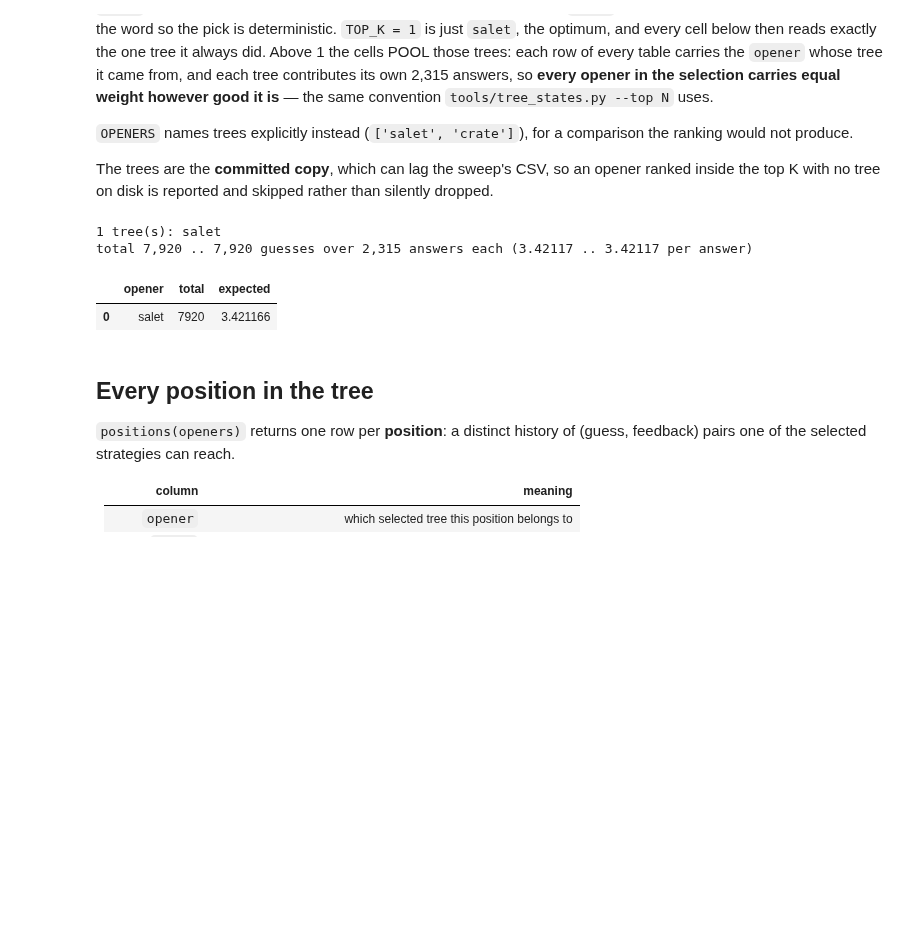
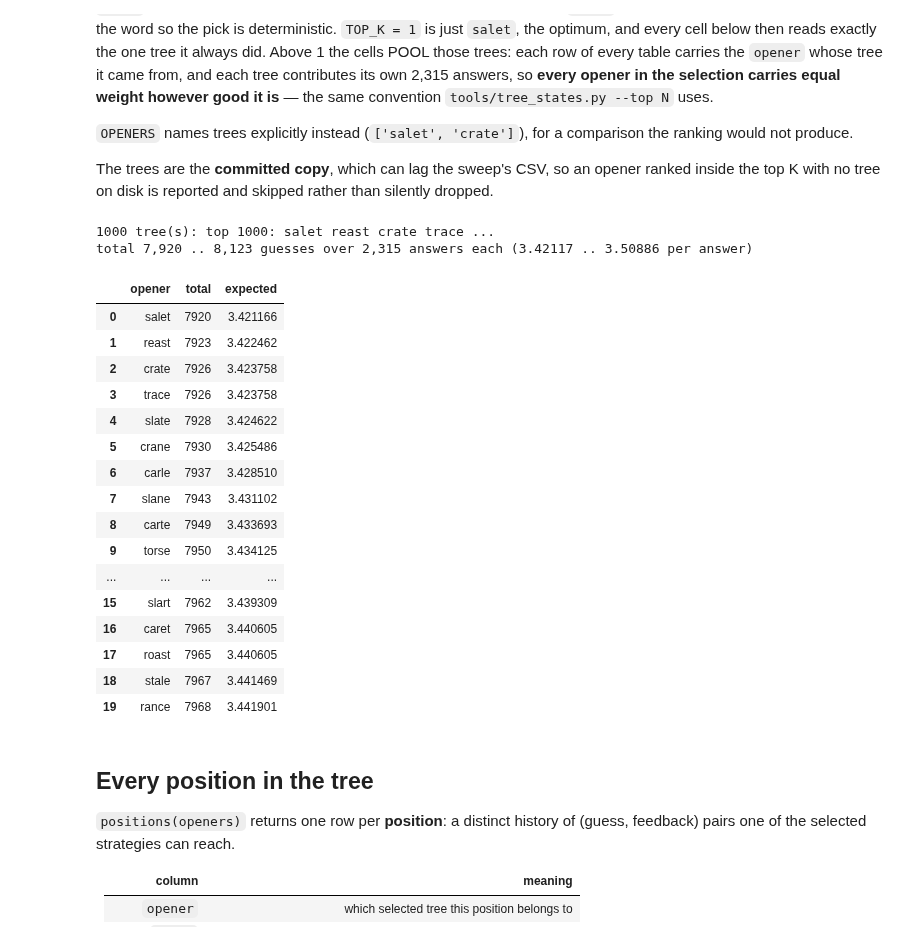
Before and after one commit to Ballpark-Figures/wordle, a Jupyter notebook: math/notebooks/strategy_explorer.ipynb, the cells around one changed output. Cells and saved outputs as stored; diff of their text form; code cells hidden in the pictures; blank space fills up the shorter version.

```diff
--- a/math/notebooks/strategy_explorer.ipynb
+++ b/math/notebooks/strategy_explorer.ipynb
@@ -84,7 +81,7 @@ ranking would not produce.
 The trees are the **committed copy**, which can lag the sweep's CSV, so an opener ranked
 inside the top K with no tree on disk is reported and skipped rather than silently dropped.
 # %%
-TOP_K   = 1        # <-- how many trees to explore, best average first (1 = just salet)
+TOP_K   = 1000        # <-- how many trees to explore, best average first (1 = just salet)
 OPENERS = None     # <-- or name them: ['salet', 'crate']; overrides TOP_K when set
 
 
@@ -106,35 +103,50 @@ def select_openers(top_k=None, openers=None):
         picked, skipped = [], []
         for w in sorted(totals, key=lambda w: (totals[w], w)):
             if len(picked) == top_k:
                 break
             (picked if w in have else skipped).append(w)
 
     if skipped:
         print(f'no tree in {paths.TREES} for: {" ".join(skipped)} -- skipped')
     if not picked:
         raise FileNotFoundError('no trees to read: every requested opener is missing one')
 
     frame = pd.DataFrame({'opener': picked,
                           'total': [totals.get(w) for w in picked]})
     frame['expected'] = frame['total'] / paths.N_ANSWERS
     return picked, frame
 
 
 TREE_OPENERS, tree_totals = select_openers(TOP_K, OPENERS)
 LABEL = (TREE_OPENERS[0] if len(TREE_OPENERS) == 1
          else f'top {len(TREE_OPENERS)}: ' + ' '.join(TREE_OPENERS[:4])
               + (' ...' if len(TREE_OPENERS) > 4 else ''))
 
 print(f'{len(TREE_OPENERS)} tree(s): {LABEL}')
 print(f'total {tree_totals["total"].min():,} .. {tree_totals["total"].max():,} guesses over '
       f'{paths.N_ANSWERS:,} answers each '
       f'({tree_totals["expected"].min():.5f} .. {tree_totals["expected"].max():.5f} per answer)')
 display(tree_totals.head(20))
 # %% [output]
-1 tree(s): salet
-total 7,920 .. 7,920 guesses over 2,315 answers each (3.42117 .. 3.42117 per answer)
+1000 tree(s): top 1000: salet reast crate trace ...
+total 7,920 .. 8,123 guesses over 2,315 answers each (3.42117 .. 3.50886 per answer)
 |  | opener | total | expected |
 | 0 | salet | 7920 | 3.421166 |
+| 1 | reast | 7923 | 3.422462 |
+| 2 | crate | 7926 | 3.423758 |
+| 3 | trace | 7926 | 3.423758 |
+| 4 | slate | 7928 | 3.424622 |
+| 5 | crane | 7930 | 3.425486 |
+| 6 | carle | 7937 | 3.428510 |
+| 7 | slane | 7943 | 3.431102 |
+| 8 | carte | 7949 | 3.433693 |
+| 9 | torse | 7950 | 3.434125 |
+| ... | ... | ... | ... |
+| 15 | slart | 7962 | 3.439309 |
+| 16 | caret | 7965 | 3.440605 |
+| 17 | roast | 7965 | 3.440605 |
+| 18 | stale | 7967 | 3.441469 |
+| 19 | rance | 7968 | 3.441901 |
 # %% [markdown]
 ## Every position in the tree
 
```
Also changed, not shown: parts of 13 cells of this notebook.
